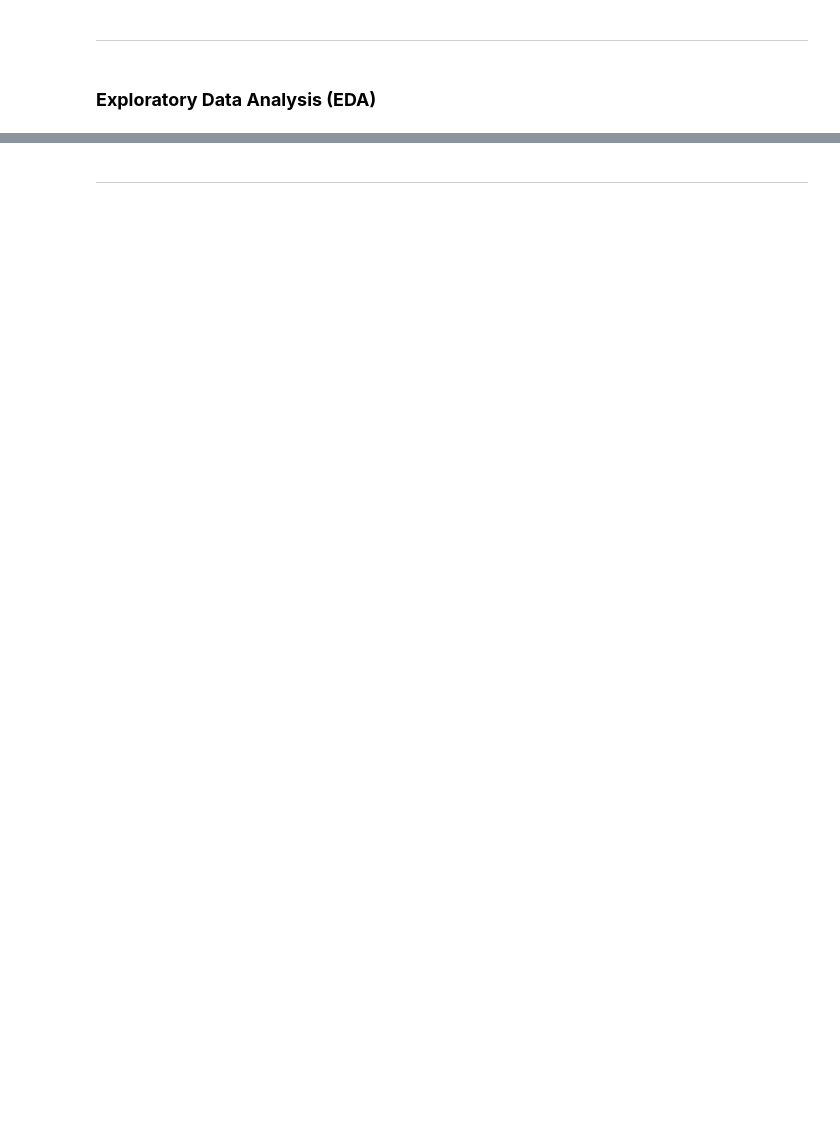
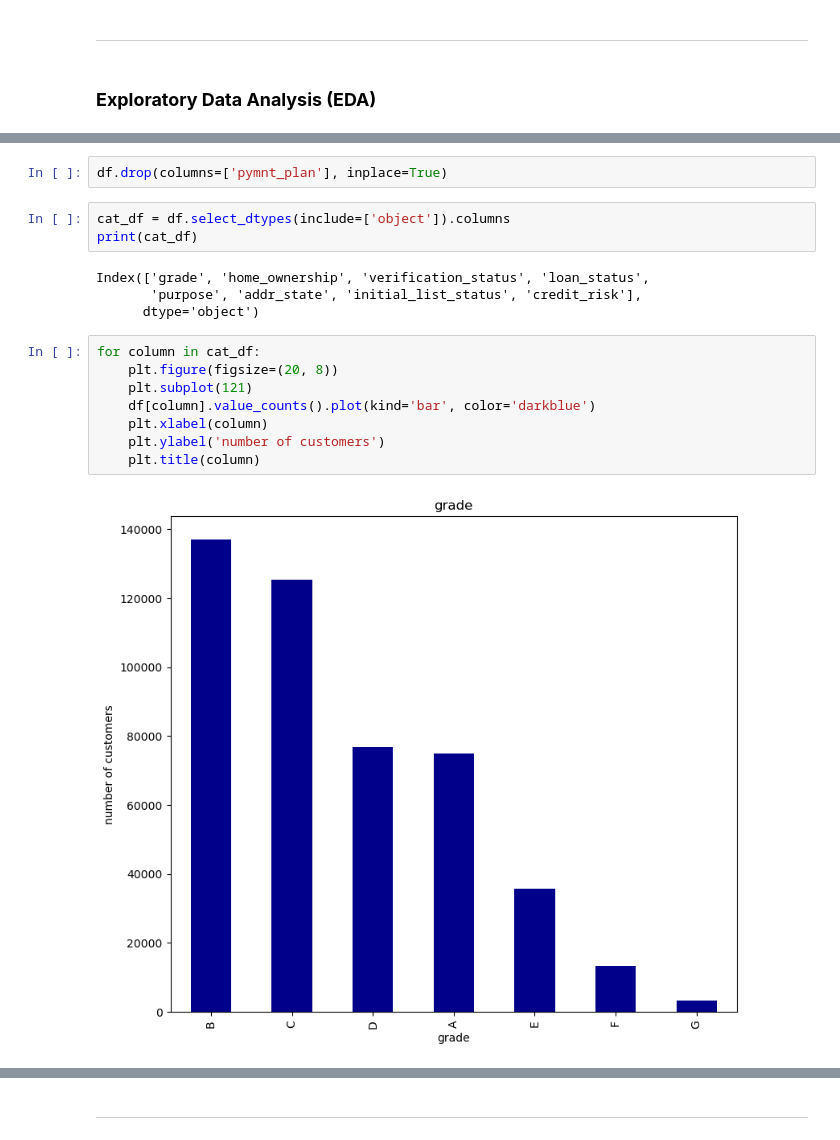
Before and after one commit to gitarga/Credit-Risk-Prediction, a Jupyter notebook: notebook.ipynb, the cells around one changed output, grey strips where cells are left out. Drawn from its saved outputs; the diff is of its cells as text; blank space fills up the shorter version.

```diff
--- a/notebook.ipynb
+++ b/notebook.ipynb
@@ -269,0 +528,19 @@ Name: earliest_cr_line_date, dtype: datetime64[ns]
+# %%
+df.drop(columns=['pymnt_plan'], inplace=True)
+# %%
+cat_df = df.select_dtypes(include=['object']).columns
+print(cat_df)
+# %% [output]
+Index(['grade', 'home_ownership', 'verification_status', 'loan_status',
+       'purpose', 'addr_state', 'initial_list_status', 'credit_risk'],
+      dtype='object')
+# %%
+for column in cat_df:
+    plt.figure(figsize=(20, 8))
+    plt.subplot(121)
+    df[column].value_counts().plot(kind='bar', color='darkblue')
+    plt.xlabel(column)
+    plt.ylabel('number of customers')
+    plt.title(column)
+# %% [output]
+[figure, added]
```
Also changed, not shown: parts of 39 cells of this notebook.
